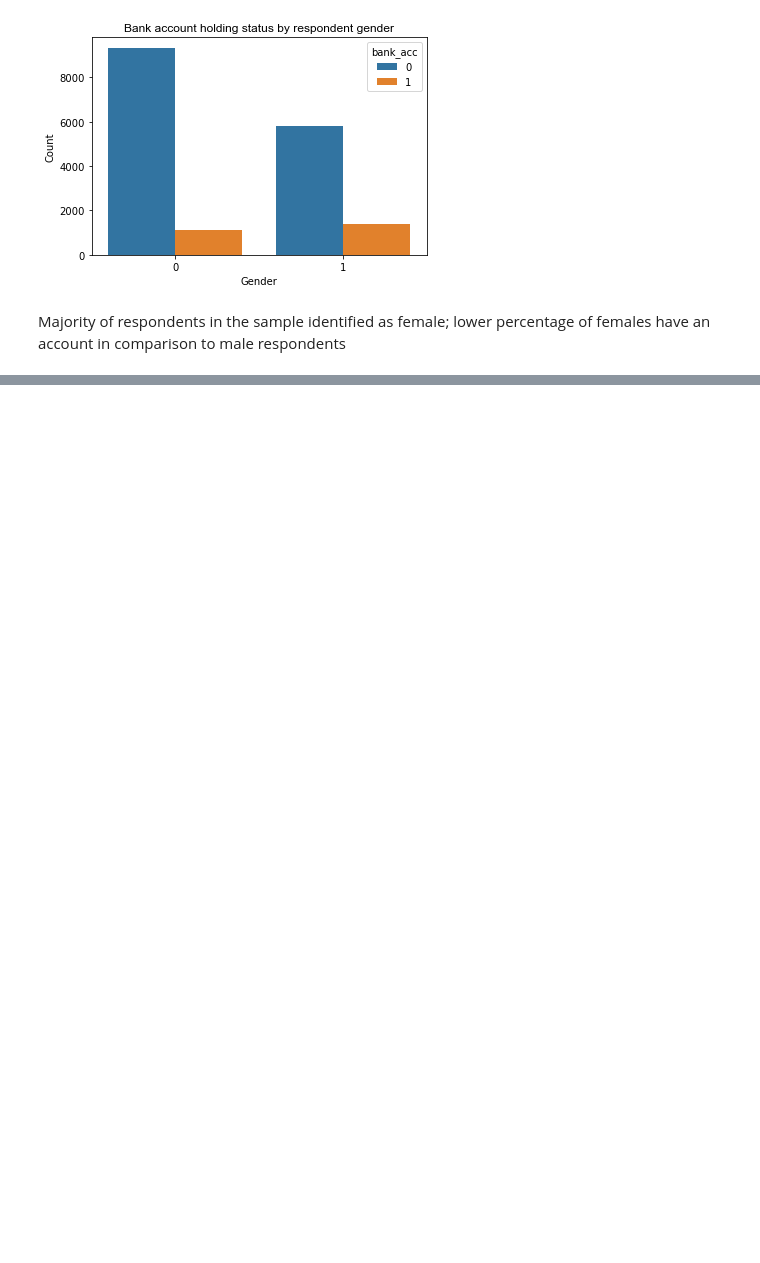
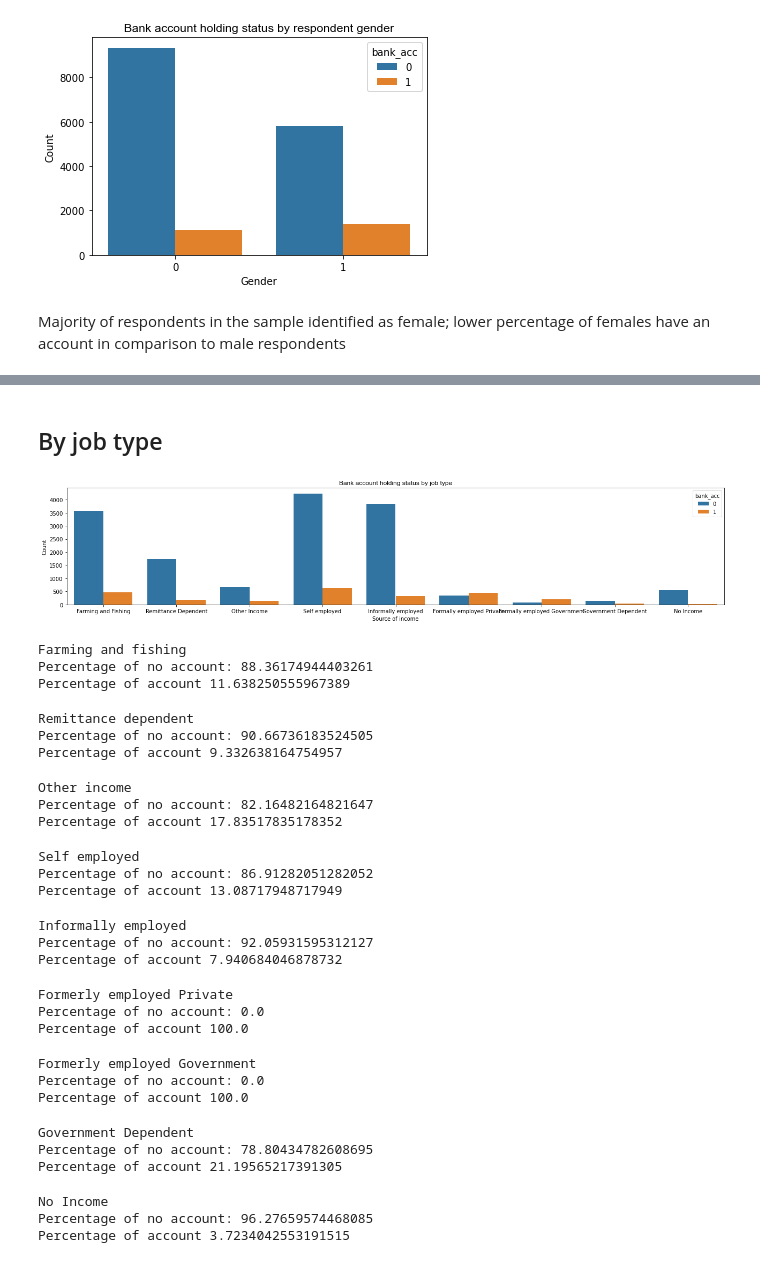
Before and after one commit to tawney-kirkland/03-mcnulty, a Jupyter notebook: data-processing-eda.ipynb, the cells around one changed output, grey strips where cells are left out. Cells and saved outputs as stored; diff of their text form; code cells hidden in the pictures; blank space fills up the shorter version.

```diff
--- a/data-processing-eda.ipynb
+++ b/data-processing-eda.ipynb
@@ -185,0 +332,66 @@ Text(0, 0.5, 'Count')
+# %% [markdown]
+## By job type
+# %%
+plt.figure(figsize=[22,4])
+bank_education = sns.countplot(
+        data=df_train,
+        x="job_type", hue="bank_acc")
+plt.title('Bank account holding status by job type',family='arial',fontsize=12)
+plt.xlabel('Source of income')
+plt.ylabel('Count');
+# %% [output]
+[figure, added]
+# %%
+calculate_pct('job_type','Farming and Fishing','Farming and Fishing','bank_acc','Farming and fishing')
+# %% [output]
+Farming and fishing
+Percentage of no account: 88.36174944403261
+Percentage of account 11.638250555967389
+# %%
+calculate_pct('job_type','Remittance Dependent','Remittance Dependent','bank_acc','Remittance dependent')
+# %% [output]
+Remittance dependent
+Percentage of no account: 90.66736183524505
+Percentage of account 9.332638164754957
+# %%
+calculate_pct('job_type','Other Income','Other Income','bank_acc','Other income')
+# %% [output]
+Other income
+Percentage of no account: 82.16482164821647
+Percentage of account 17.83517835178352
+# %%
+calculate_pct('job_type','Self employed','Self employed','bank_acc','Self employed')
+# %% [output]
+Self employed
+Percentage of no account: 86.91282051282052
+Percentage of account 13.08717948717949
+# %%
+calculate_pct('job_type','Informally employed','Informally employed','bank_acc','Informally employed')
+# %% [output]
+Informally employed
+Percentage of no account: 92.05931595312127
+Percentage of account 7.940684046878732
+# %%
+calculate_pct('job_type','Formally employed Private','Formerly employed Private','bank_acc','Formerly employed Private')
+# %% [output]
+Formerly employed Private
+Percentage of no account: 0.0
+Percentage of account 100.0
+# %%
+calculate_pct('job_type','Formally employed Government','Formerly employed Government','bank_acc','Formerly employed Government')
+# %% [output]
+Formerly employed Government
+Percentage of no account: 0.0
+Percentage of account 100.0
+# %%
+calculate_pct('job_type','Government Dependent','Government Dependent','bank_acc','Government Dependent')
+# %% [output]
+Government Dependent
+Percentage of no account: 78.80434782608695
+Percentage of account 21.19565217391305
+# %%
+calculate_pct('job_type','No Income','No Income','bank_acc','No Income')
+# %% [output]
+No Income
+Percentage of no account: 96.27659574468085
+Percentage of account 3.7234042553191515
```
Also changed, not shown: parts of 41 cells of this notebook, 1 other file.
